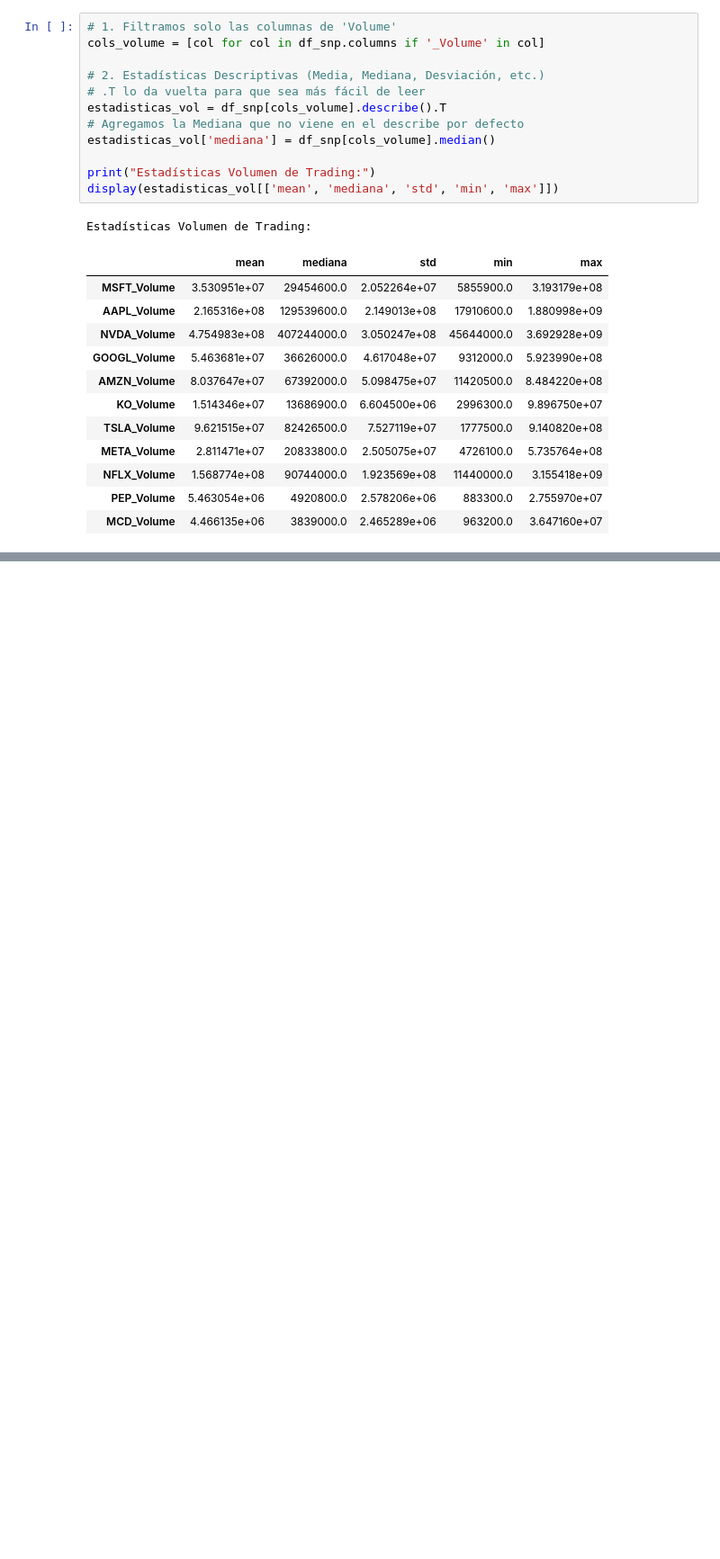
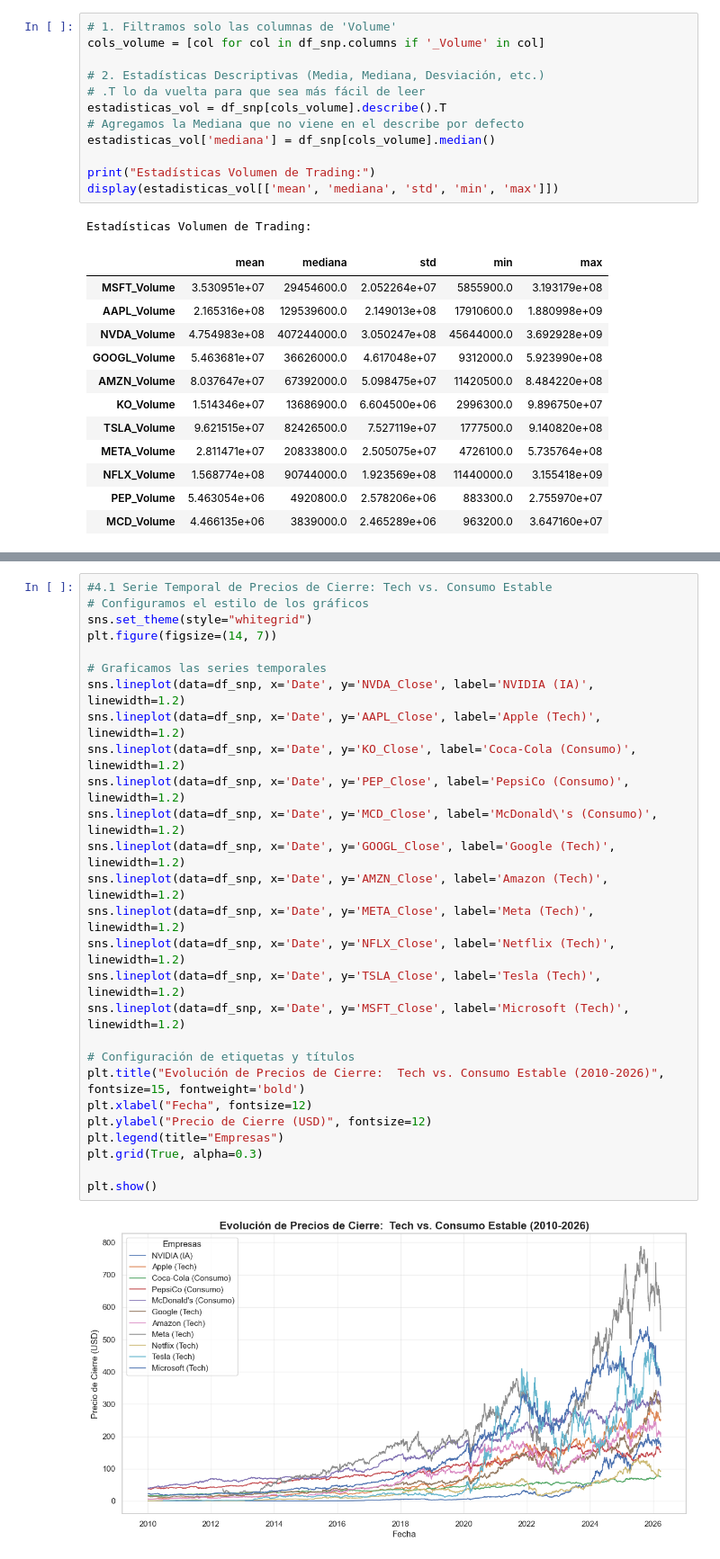
Before and after one commit to benja20003/MineriaDatos, a Jupyter notebook: Solemne1/Solemne1_Mineria_de_Datos.ipynb, the cells around one changed output, grey strips where cells are left out. Shown at 90% size. Cells and saved outputs as stored; diff of their text form; blank space fills up the shorter version.

Commit message:
Se partio la parte 4 de la solemne, la cual consiste en graficar. Se realizaron dos plots, uno de cajas y otro de evolucion temporal

```diff
--- a/Solemne1/Solemne1_Mineria_de_Datos.ipynb
+++ b/Solemne1/Solemne1_Mineria_de_Datos.ipynb
@@ -506,0 +550,29 @@ Para asegurar la calidad del estudio, se descartaron las siguientes opciones dur
+# %%
+#4.1 Serie Temporal de Precios de Cierre: Tech vs. Consumo Estable
+# Configuramos el estilo de los gráficos
+sns.set_theme(style="whitegrid")
+plt.figure(figsize=(14, 7))
+
+# Graficamos las series temporales
+sns.lineplot(data=df_snp, x='Date', y='NVDA_Close', label='NVIDIA (IA)', linewidth=1.2)
+sns.lineplot(data=df_snp, x='Date', y='AAPL_Close', label='Apple (Tech)', linewidth=1.2)
+sns.lineplot(data=df_snp, x='Date', y='KO_Close', label='Coca-Cola (Consumo)', linewidth=1.2)
+sns.lineplot(data=df_snp, x='Date', y='PEP_Close', label='PepsiCo (Consumo)', linewidth=1.2)
+sns.lineplot(data=df_snp, x='Date', y='MCD_Close', label='McDonald\'s (Consumo)', linewidth=1.2)
+sns.lineplot(data=df_snp, x='Date', y='GOOGL_Close', label='Google (Tech)', linewidth=1.2)
+sns.lineplot(data=df_snp, x='Date', y='AMZN_Close', label='Amazon (Tech)', linewidth=1.2)
+sns.lineplot(data=df_snp, x='Date', y='META_Close', label='Meta (Tech)', linewidth=1.2)
+sns.lineplot(data=df_snp, x='Date', y='NFLX_Close', label='Netflix (Tech)', linewidth=1.2)
+sns.lineplot(data=df_snp, x='Date', y='TSLA_Close', label='Tesla (Tech)', linewidth=1.2)
+sns.lineplot(data=df_snp, x='Date', y='MSFT_Close', label='Microsoft (Tech)', linewidth=1.2)
+
+# Configuración de etiquetas y títulos
+plt.title("Evolución de Precios de Cierre:  Tech vs. Consumo Estable (2010-2026)", fontsize=15, fontweight='bold')
+plt.xlabel("Fecha", fontsize=12)
+plt.ylabel("Precio de Cierre (USD)", fontsize=12)
+plt.legend(title="Empresas")
+plt.grid(True, alpha=0.3)
+
+plt.show()
+# %% [output]
+[figure, added]
```
Also changed, not shown: parts of 8 cells of this notebook.
